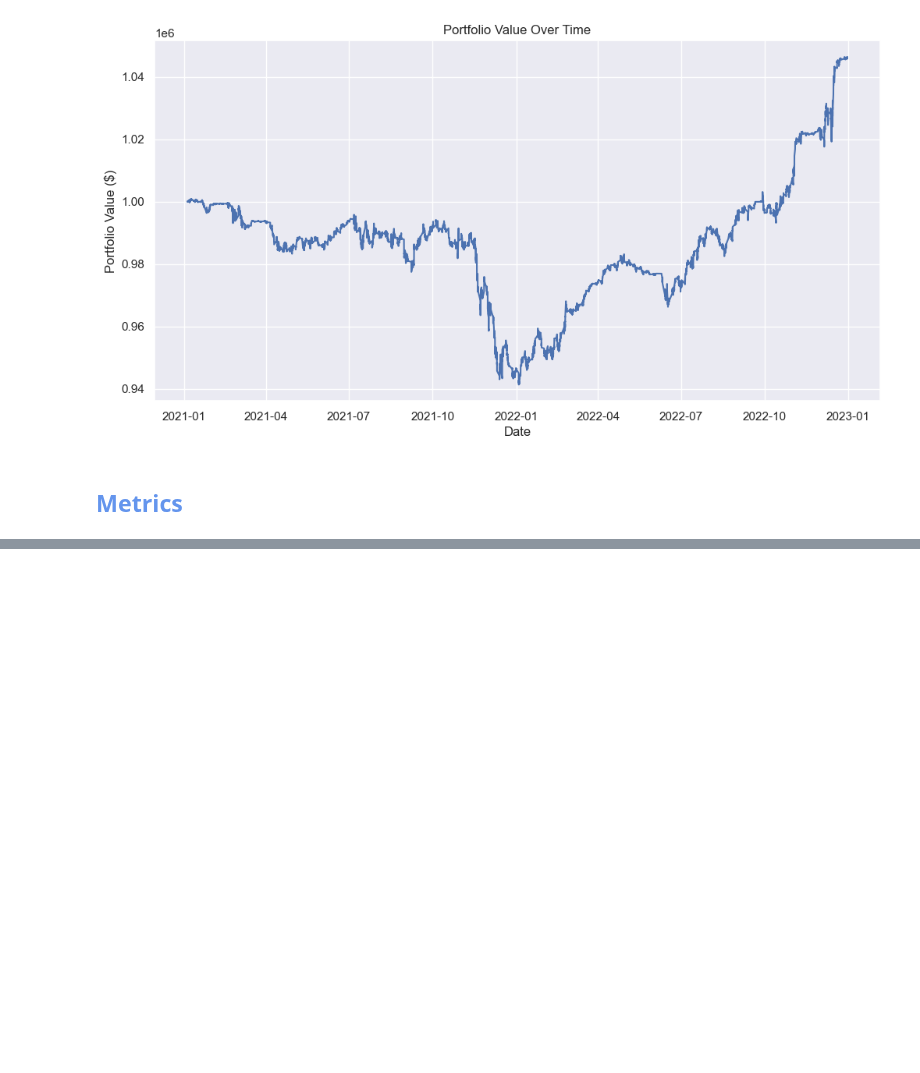
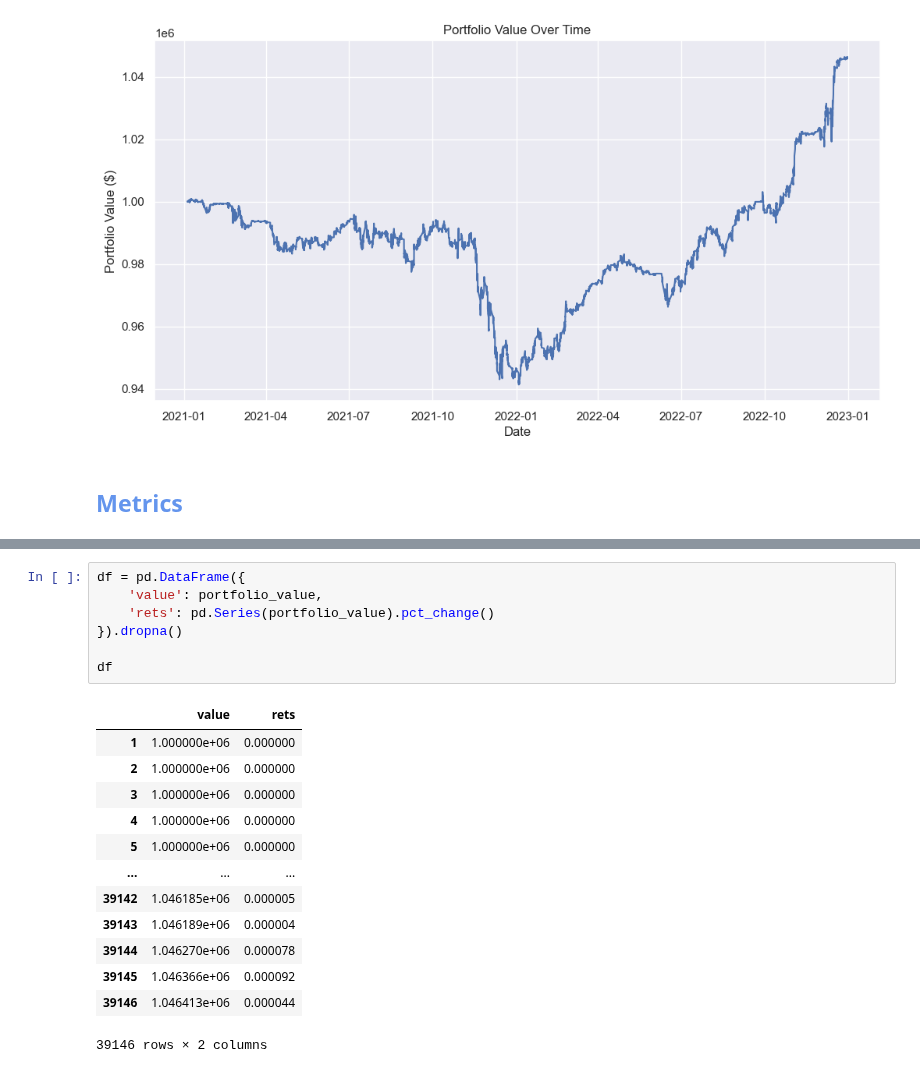
Before and after one commit to LuisMB09/Trading, a Jupyter notebook: Explanation.ipynb, the cells around one changed output, grey strips where cells are left out. Drawn from its saved outputs; the diff is of its cells as text; blank space fills up the shorter version.

```diff
--- a/Explanation.ipynb
+++ b/Explanation.ipynb
@@ -298 +298,22 @@ metrics.show_metrics()
 | 3 | Calmar Ratio | 0.390488 |
+# %%
+df = pd.DataFrame({
+    'value': portfolio_value,
+    'rets': pd.Series(portfolio_value).pct_change()
+}).dropna()
+
+df
+# %% [output]
+|  | value | rets |
+| 1 | 1.000000e+06 | 0.000000 |
+| 2 | 1.000000e+06 | 0.000000 |
+| 3 | 1.000000e+06 | 0.000000 |
+| 4 | 1.000000e+06 | 0.000000 |
+| 5 | 1.000000e+06 | 0.000000 |
+| ... | ... | ... |
+| 39142 | 1.046185e+06 | 0.000005 |
+| 39143 | 1.046189e+06 | 0.000004 |
+| 39144 | 1.046270e+06 | 0.000078 |
+| 39145 | 1.046366e+06 | 0.000092 |
+| 39146 | 1.046413e+06 | 0.000044 |
+39146 rows × 2 columns
```
Also changed, not shown: parts of 3 cells of this notebook, 1 other file.
